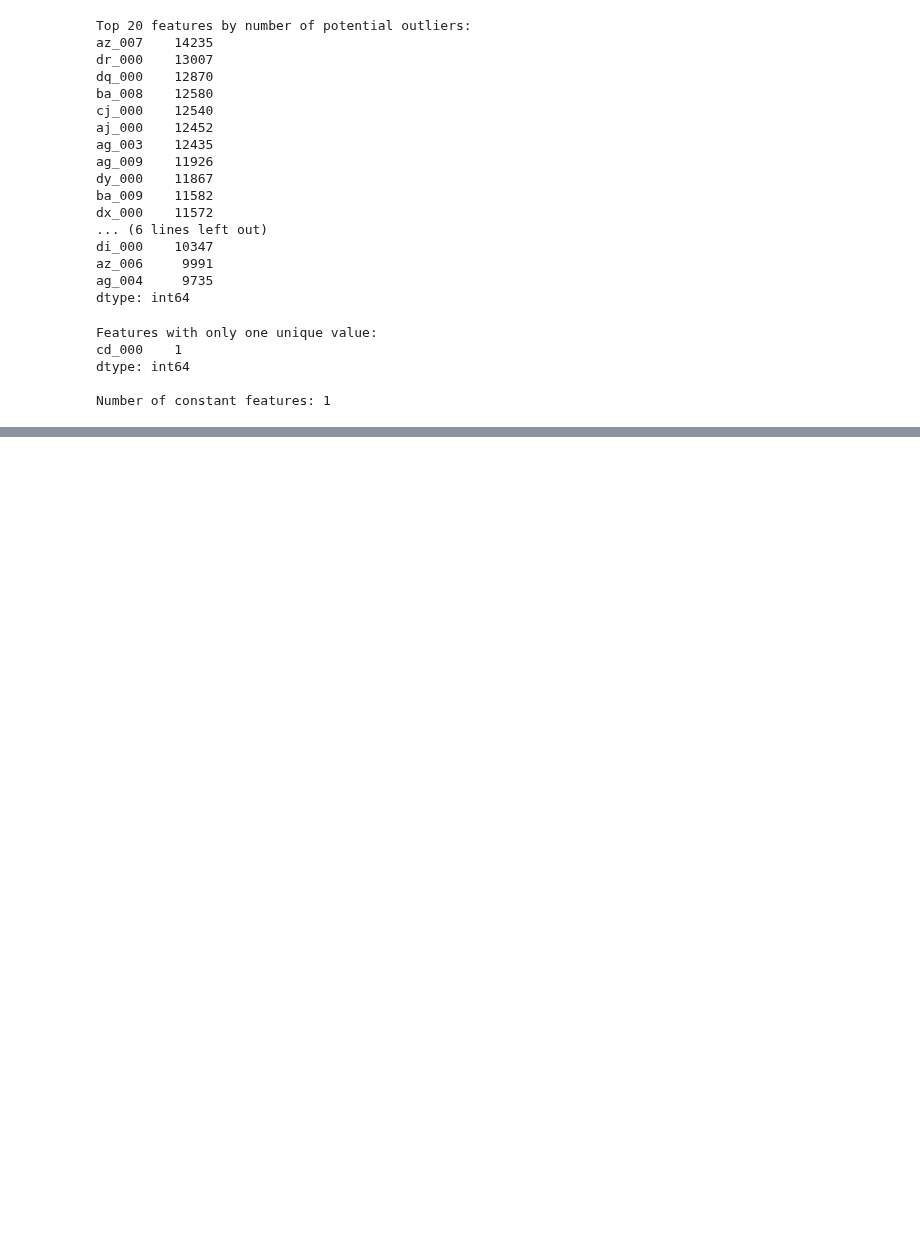
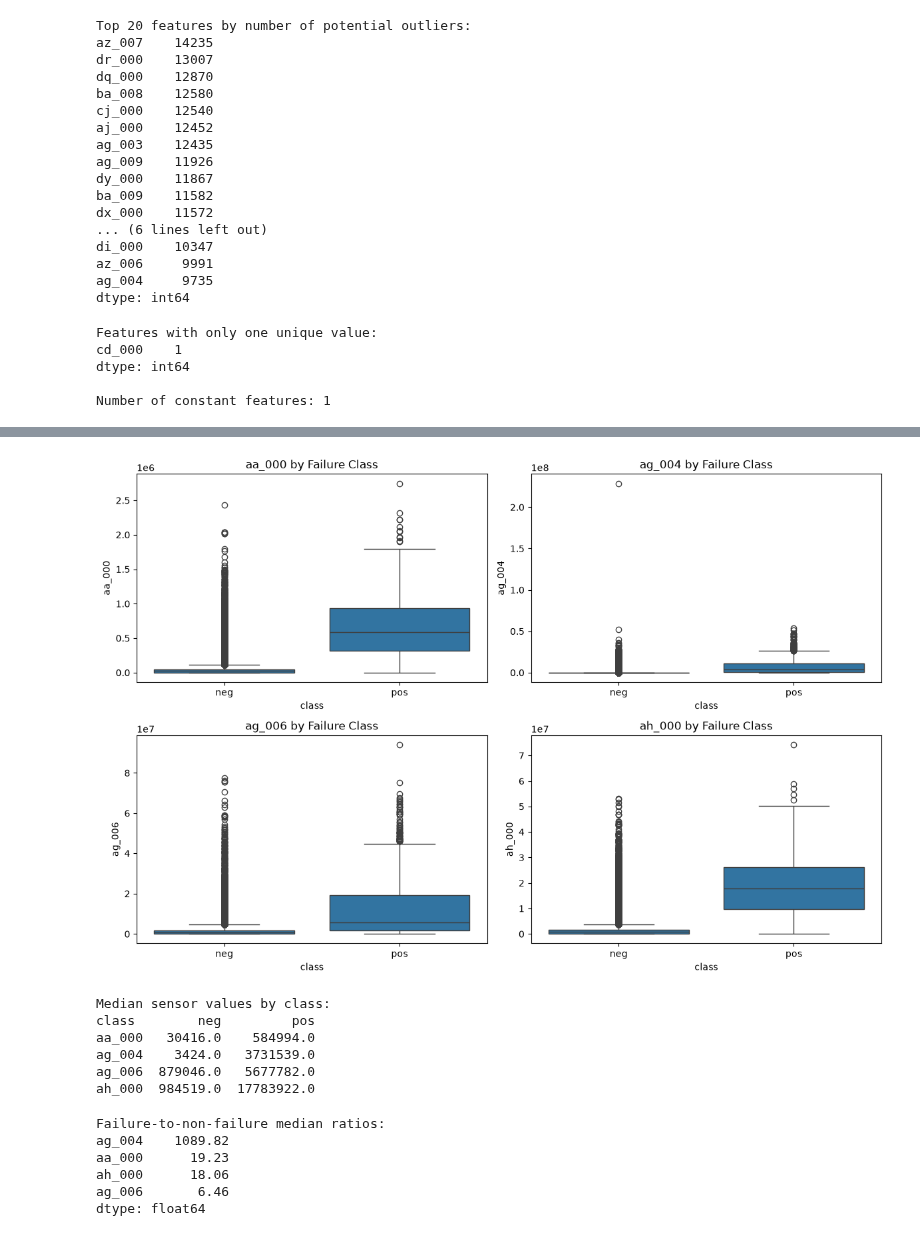
Before and after one commit to Sahan619/scania-predictive-maintenance, a Jupyter notebook: notebooks/01_data_analysis.ipynb, the cells around one changed output, grey strips where cells are left out. Drawn from its saved outputs; the diff is of its cells as text; code cells hidden in the pictures; blank space fills up the shorter version.

```diff
--- a/notebooks/01_data_analysis.ipynb
+++ b/notebooks/01_data_analysis.ipynb
@@ -262,0 +363,46 @@ Number of constant features: 1
+# %%
+selected_features = ["aa_000", "ag_004", "ag_006", "ah_000"]
+
+fig, axes = plt.subplots(2, 2, figsize=(12, 8))
+
+for feature, ax in zip(selected_features, axes.flat):
+    sns.boxplot(
+        data=df,
+        x="class",
+        y=feature,
+        ax=ax
+    )
+    ax.set_title(f"{feature} by Failure Class")
+
+plt.tight_layout()
+plt.show()
+# %% [output]
+[figure, added]
+# %%
+selected_features = ["aa_000", "ag_004", "ag_006", "ah_000"]
+
+class_medians = df.groupby("class")[selected_features].median().T
+
+print("Median sensor values by class:")
+print(class_medians)
+# %% [output]
+Median sensor values by class:
+class        neg         pos
+aa_000   30416.0    584994.0
+ag_004    3424.0   3731539.0
+ag_006  879046.0   5677782.0
+ah_000  984519.0  17783922.0
+# %%
+median_ratios = (
+    class_medians["pos"] / class_medians["neg"]
+).sort_values(ascending=False)
+
+print("Failure-to-non-failure median ratios:")
+print(median_ratios.round(2))
+# %% [output]
+Failure-to-non-failure median ratios:
+ag_004    1089.82
+aa_000      19.23
+ah_000      18.06
+ag_006       6.46
+dtype: float64
```
Also changed, not shown: parts of 4 cells of this notebook.
